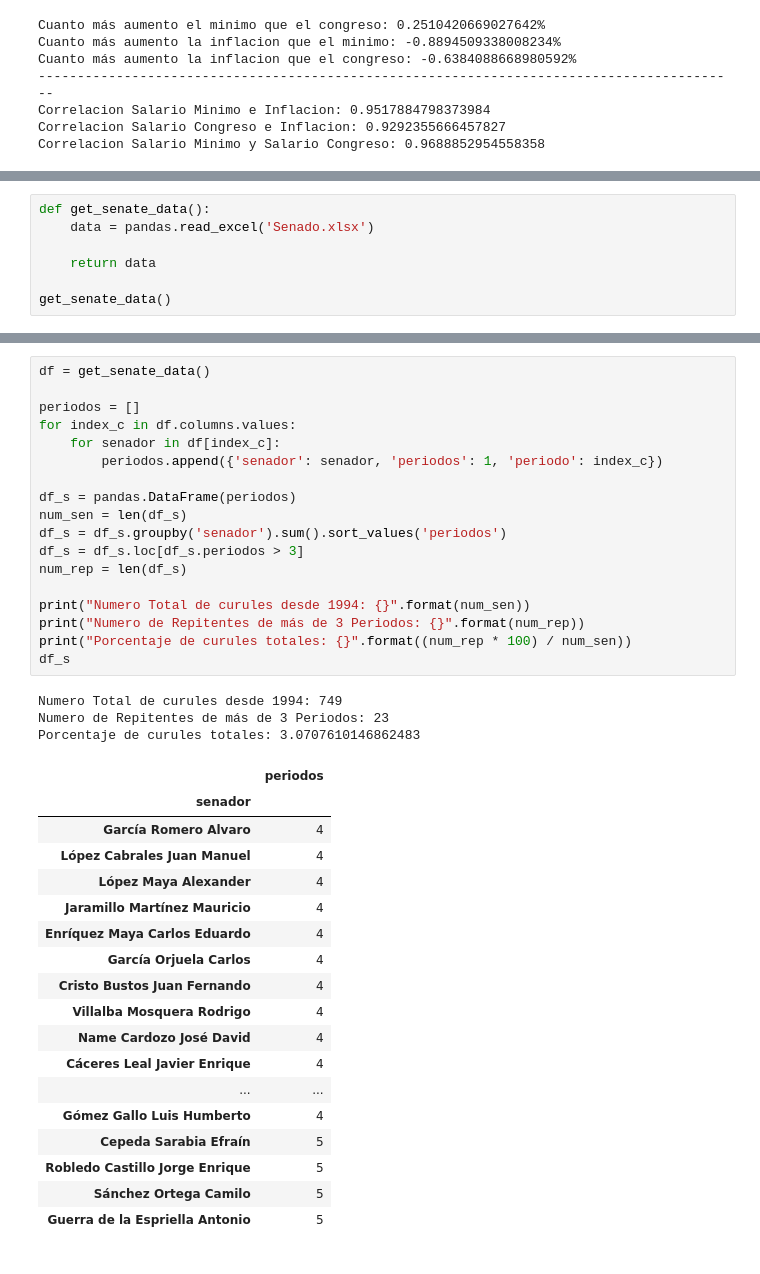
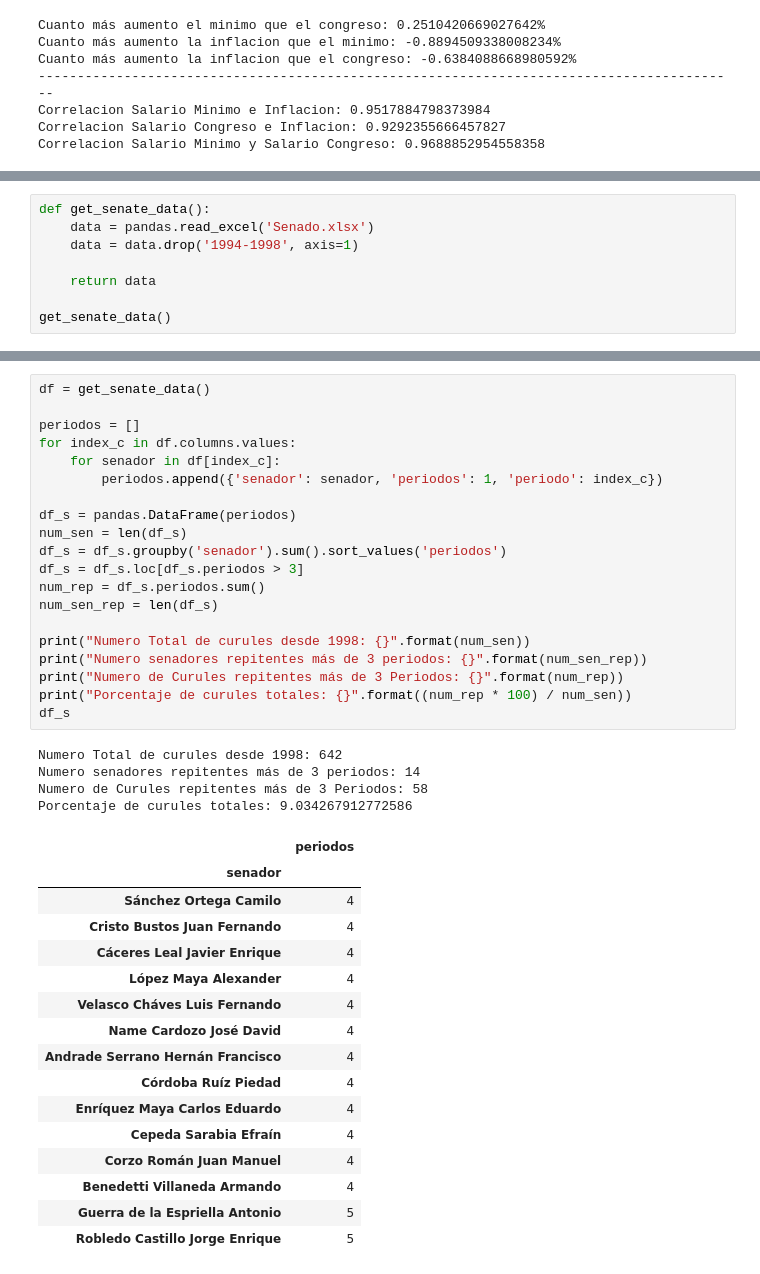
Before and after one commit to DarkDruiD/Consulta-Popular-Anticorrupcion, a Jupyter notebook: Consulta.ipynb, the cells around one changed output, grey strips where cells are left out. Saved outputs shown, nothing was run; the diff lists cells and outputs as text.

```diff
--- a/Consulta.ipynb
+++ b/Consulta.ipynb
@@ -512,6 +598,7 @@ ax.yaxis.label.set_visible(False)
 # %%
 def get_senate_data():
     data = pandas.read_excel('Senado.xlsx')
+    data = data.drop('1994-1998', axis=1)
 
     return data
 
@@ -538,40 +625,41 @@ get_senate_data()
 # %%
 df = get_senate_data()
 
 periodos = []
 for index_c in df.columns.values:
     for senador in df[index_c]:
         periodos.append({'senador': senador, 'periodos': 1, 'periodo': index_c})
 
 df_s = pandas.DataFrame(periodos)
 num_sen = len(df_s)
 df_s = df_s.groupby('senador').sum().sort_values('periodos')
 df_s = df_s.loc[df_s.periodos > 3]
-num_rep = len(df_s)
+num_rep = df_s.periodos.sum()
+num_sen_rep = len(df_s)
 
-print("Numero Total de curules desde 1994: {}".format(num_sen))
-print("Numero de Repitentes de más de 3 Periodos: {}".format(num_rep))
+print("Numero Total de curules desde 1998: {}".format(num_sen))
+print("Numero senadores repitentes más de 3 periodos: {}".format(num_sen_rep))
+print("Numero de Curules repitentes más de 3 Periodos: {}".format(num_rep))
 print("Porcentaje de curules totales: {}".format((num_rep * 100) / num_sen))
 df_s
 # %% [output]
-Numero Total de curules desde 1994: 749
-Numero de Repitentes de más de 3 Periodos: 23
-Porcentaje de curules totales: 3.0707610146862483
+Numero Total de curules desde 1998: 642
+Numero senadores repitentes más de 3 periodos: 14
+Numero de Curules repitentes más de 3 Periodos: 58
+Porcentaje de curules totales: 9.034267912772586
 |  | periodos |
 | senador |  |
-| García Romero Alvaro | 4 |
-| López Cabrales Juan Manuel | 4 |
+| Sánchez Ortega Camilo | 4 |
+| Cristo Bustos Juan Fernando | 4 |
+| Cáceres Leal Javier Enrique | 4 |
 | López Maya Alexander | 4 |
-| Jaramillo Martínez Mauricio | 4 |
+| Velasco Cháves Luis Fernando | 4 |
+| Name Cardozo José David | 4 |
+| Andrade Serrano Hernán Francisco | 4 |
+| Córdoba Ruíz Piedad | 4 |
 | Enríquez Maya Carlos Eduardo | 4 |
-| García Orjuela Carlos | 4 |
-| Cristo Bustos Juan Fernando | 4 |
-| Villalba Mosquera Rodrigo | 4 |
-| Name Cardozo José David | 4 |
-| Cáceres Leal Javier Enrique | 4 |
-| ... | ... |
-| Gómez Gallo Luis Humberto | 4 |
-| Cepeda Sarabia Efraín | 5 |
+| Cepeda Sarabia Efraín | 4 |
+| Corzo Román Juan Manuel | 4 |
+| Benedetti Villaneda Armando | 4 |
+| Guerra de la Espriella Antonio | 5 |
 | Robledo Castillo Jorge Enrique | 5 |
-| Sánchez Ortega Camilo | 5 |
-| Guerra de la Espriella Antonio | 5 |
```
Also changed, not shown: parts of 15 cells of this notebook.
